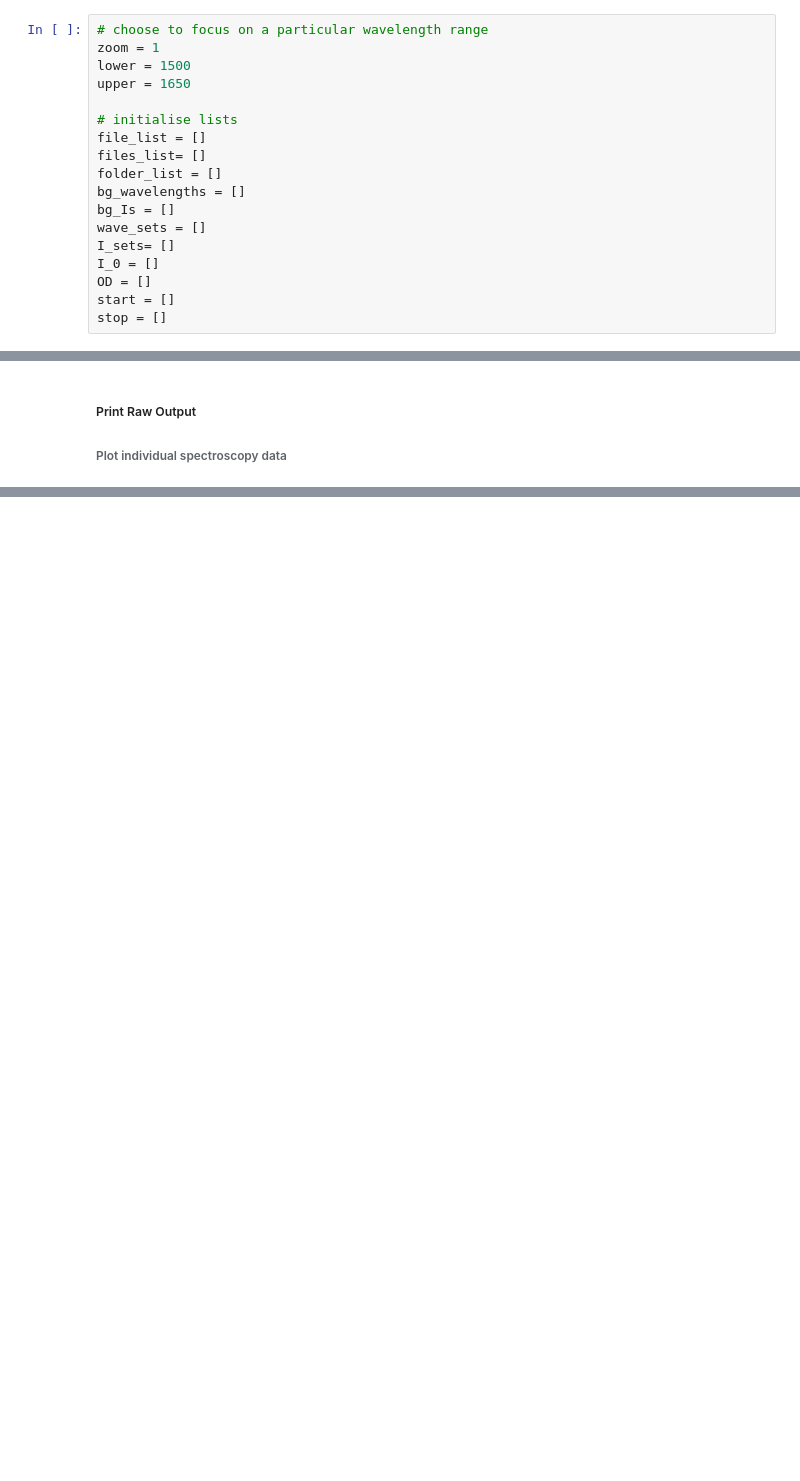
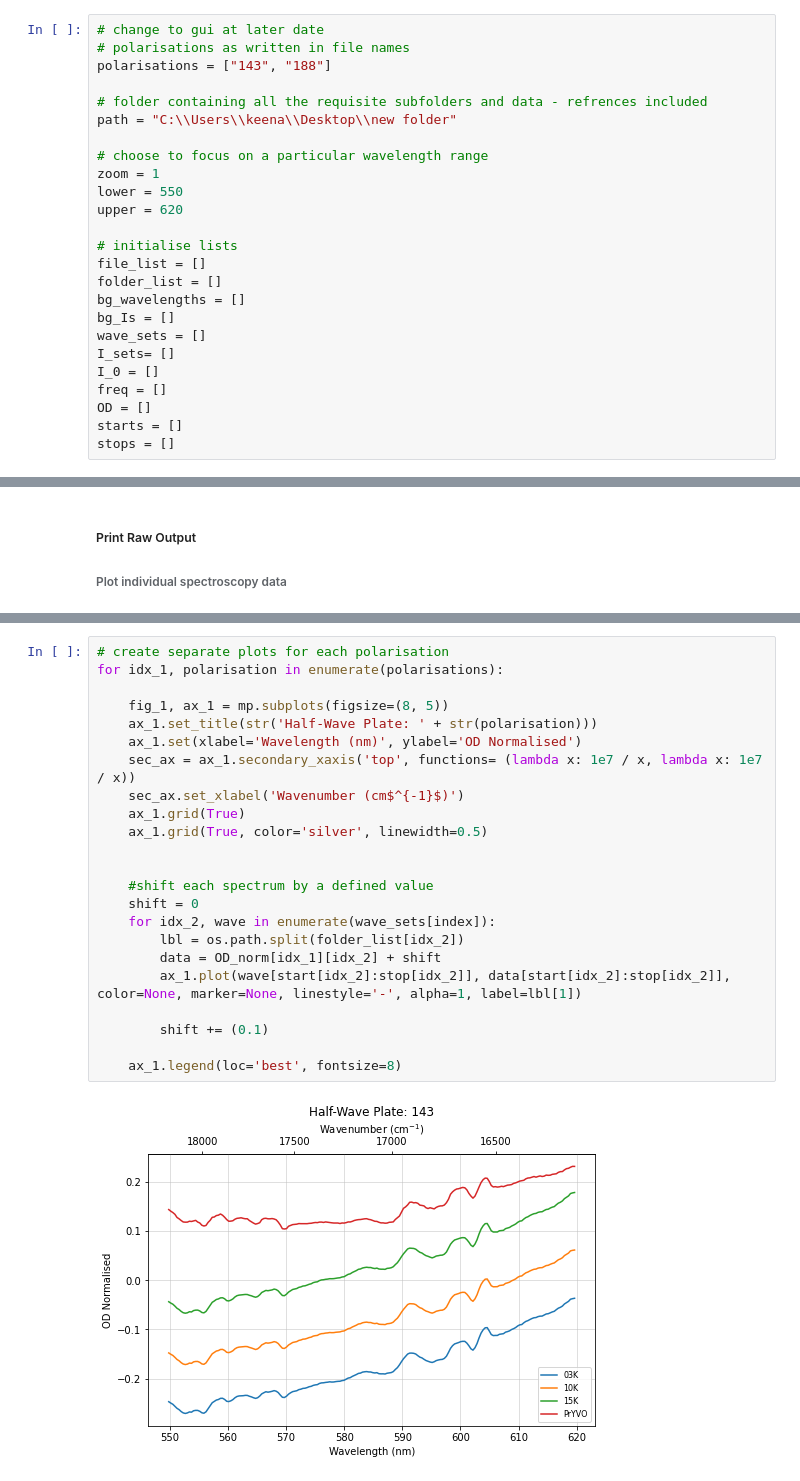
Before and after one commit to SMK-UK/Spectroscopy, a Jupyter notebook: transmission.ipynb, the cells around one changed output, grey strips where cells are left out. Drawn from its saved outputs; the diff is of its cells as text; blank space fills up the shorter version.

```diff
--- a/transmission.ipynb
+++ b/transmission.ipynb
@@ -14,21 +18,28 @@ import spec_funcs as sf
 # %%
+# change to gui at later date
+# polarisations as written in file names
+polarisations = ["143", "188"]
+
+# folder containing all the requisite subfolders and data - refrences included
+path = "C:\\Users\\keena\\Desktop\\new folder"
+
 # choose to focus on a particular wavelength range
 zoom = 1
-lower = 1500
-upper = 1650
+lower = 550
+upper = 620
 
 # initialise lists
 file_list = []
-files_list= []
 folder_list = []
 bg_wavelengths = []
 bg_Is = []
 wave_sets = []
 I_sets= []
 I_0 = []
+freq = []
 OD = []
-start = []
-stop = []
+starts = []
+stops = []
 # %% [markdown]
 ##### Import Raw Spectroscopy Data
 
@@ -218,0 +174,25 @@ ax_2.legend(loc='best', fontsize=14)
+# %%
+# create separate plots for each polarisation
+for idx_1, polarisation in enumerate(polarisations):
+
+    fig_1, ax_1 = mp.subplots(figsize=(8, 5))
+    ax_1.set_title(str('Half-Wave Plate: ' + str(polarisation)))
+    ax_1.set(xlabel='Wavelength (nm)', ylabel='OD Normalised')
+    sec_ax = ax_1.secondary_xaxis('top', functions= (lambda x: 1e7 / x, lambda x: 1e7 / x))
+    sec_ax.set_xlabel('Wavenumber (cm$^{-1}$)')
+    ax_1.grid(True)
+    ax_1.grid(True, color='silver', linewidth=0.5)
+
+
+    #shift each spectrum by a defined value
+    shift = 0
+    for idx_2, wave in enumerate(wave_sets[index]):
+        lbl = os.path.split(folder_list[idx_2])
+        data = OD_norm[idx_1][idx_2] + shift
+        ax_1.plot(wave[start[idx_2]:stop[idx_2]], data[start[idx_2]:stop[idx_2]], color=None, marker=None, linestyle='-', alpha=1, label=lbl[1])
+
+        shift += (0.1)
+
+    ax_1.legend(loc='best', fontsize=8)
+# %% [output]
+[figure, added]
```
Also changed, not shown: parts of 7 cells of this notebook, 2 other files.
